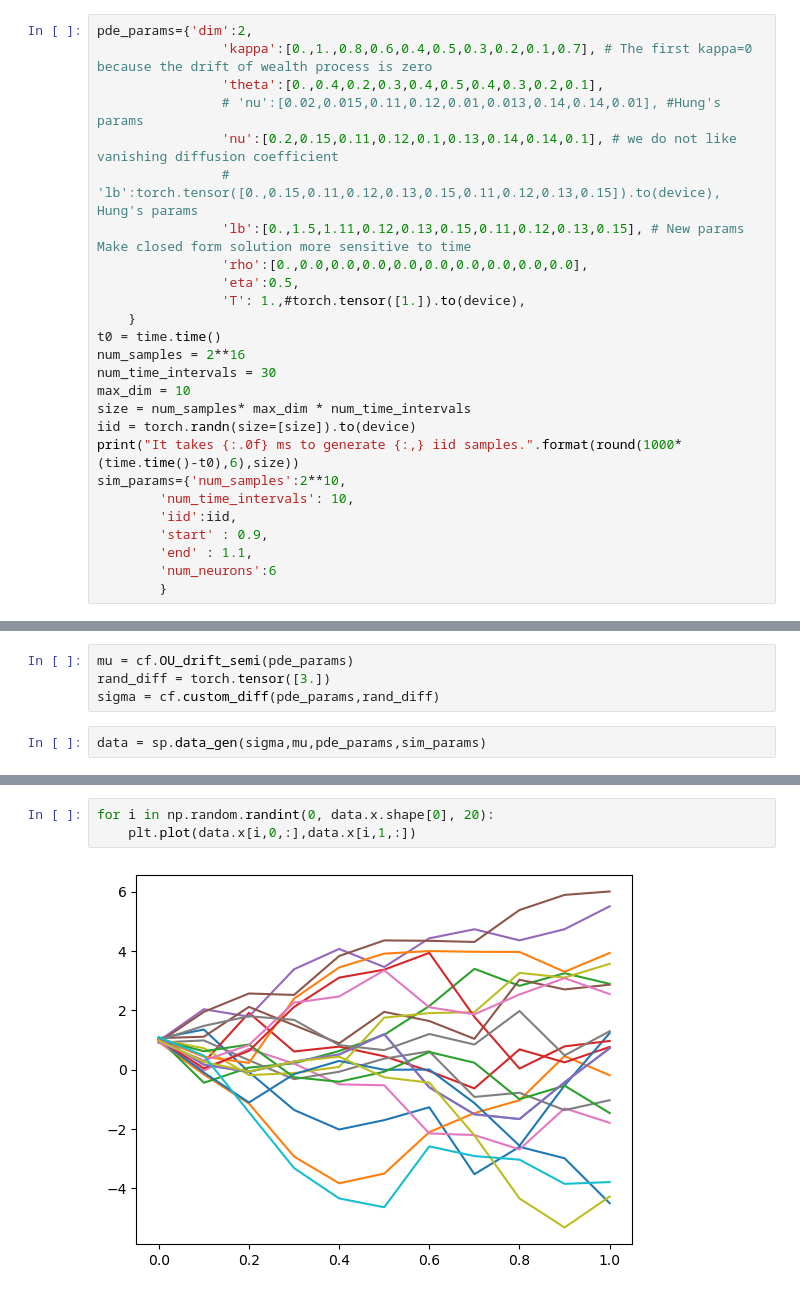
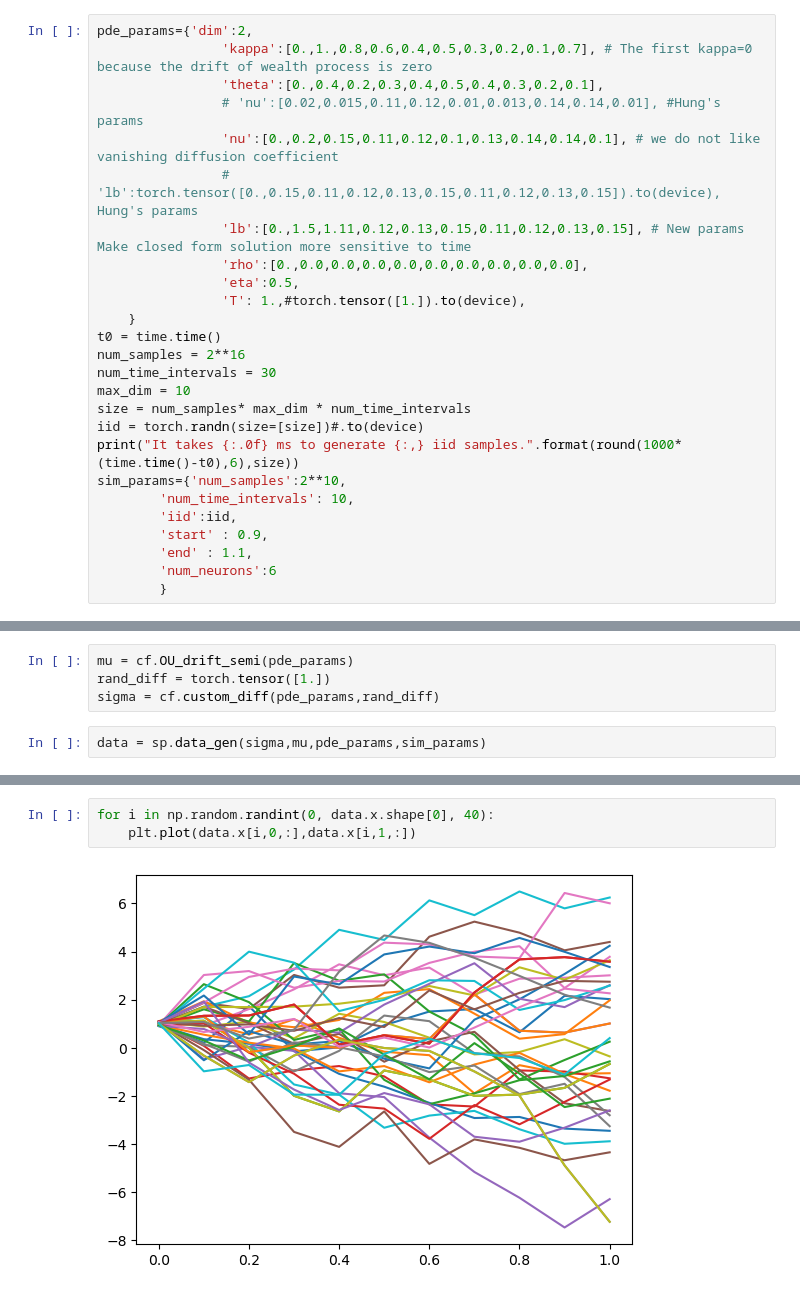
Before and after one commit to arashfahim/reduction-method-for-fully-nonlinear-PDEs, a Jupyter notebook: sample_tracking.ipynb, the cells around one changed output, grey strips where cells are left out. Saved outputs shown, nothing was run; the diff lists cells and outputs as text.

```diff
--- a/sample_tracking.ipynb
+++ b/sample_tracking.ipynb
@@ -14,7 +14,7 @@ pde_params={'dim':2,
                 'kappa':[0.,1.,0.8,0.6,0.4,0.5,0.3,0.2,0.1,0.7], # The first kappa=0 because the drift of wealth process is zero
                 'theta':[0.,0.4,0.2,0.3,0.4,0.5,0.4,0.3,0.2,0.1],
                 # 'nu':[0.02,0.015,0.11,0.12,0.01,0.013,0.14,0.14,0.01], #Hung's params
-                'nu':[0.2,0.15,0.11,0.12,0.1,0.13,0.14,0.14,0.1], # we do not like vanishing diffusion coefficient
+                'nu':[0.,0.2,0.15,0.11,0.12,0.1,0.13,0.14,0.14,0.1], # we do not like vanishing diffusion coefficient
                 # 'lb':torch.tensor([0.,0.15,0.11,0.12,0.13,0.15,0.11,0.12,0.13,0.15]).to(device),   Hung's params
                 'lb':[0.,1.5,1.11,0.12,0.13,0.15,0.11,0.12,0.13,0.15], # New params Make closed form solution more sensitive to time
                 'rho':[0.,0.0,0.0,0.0,0.0,0.0,0.0,0.0,0.0,0.0],
@@ -26,7 +26,7 @@ num_samples = 2**16
 num_time_intervals = 30
 max_dim = 10
 size = num_samples* max_dim * num_time_intervals
-iid = torch.randn(size=[size]).to(device)
+iid = torch.randn(size=[size])#.to(device)
 print("It takes {:.0f} ms to generate {:,} iid samples.".format(round(1000*(time.time()-t0),6),size))
 sim_params={'num_samples':2**10,
         'num_time_intervals': 10,
@@ -40,6 +40,6 @@ It takes 262 ms to generate 19,660,800 iid samples.
 # %%
 mu = cf.OU_drift_semi(pde_params)
-rand_diff = torch.tensor([3.])
+rand_diff = torch.tensor([1.])
 sigma = cf.custom_diff(pde_params,rand_diff)
 # %%
 data = sp.data_gen(sigma,mu,pde_params,sim_params)
@@ -66,8 +66,8 @@ mpl.rc('ytick', labelsize=10)
 # %%
-for i in np.random.randint(0, data.x.shape[0], 20):
+for i in np.random.randint(0, data.x.shape[0], 40):
     plt.plot(data.x[i,0,:],data.x[i,1,:])
 # %% [output]
-[figure, old version]
+[figure, new version]
 # %%
 plt.scatter(data.sigmadw[:,0,-1],data.sigmadw[:,1,-1]);
 # %% [output]
```
Also changed, not shown: parts of 5 cells of this notebook, 2 other files.
